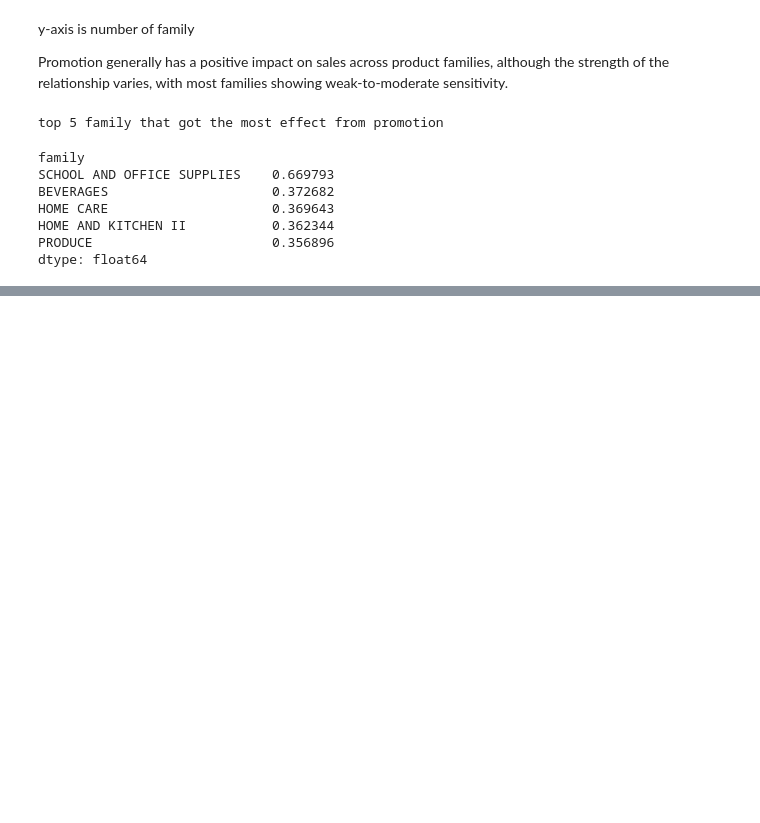
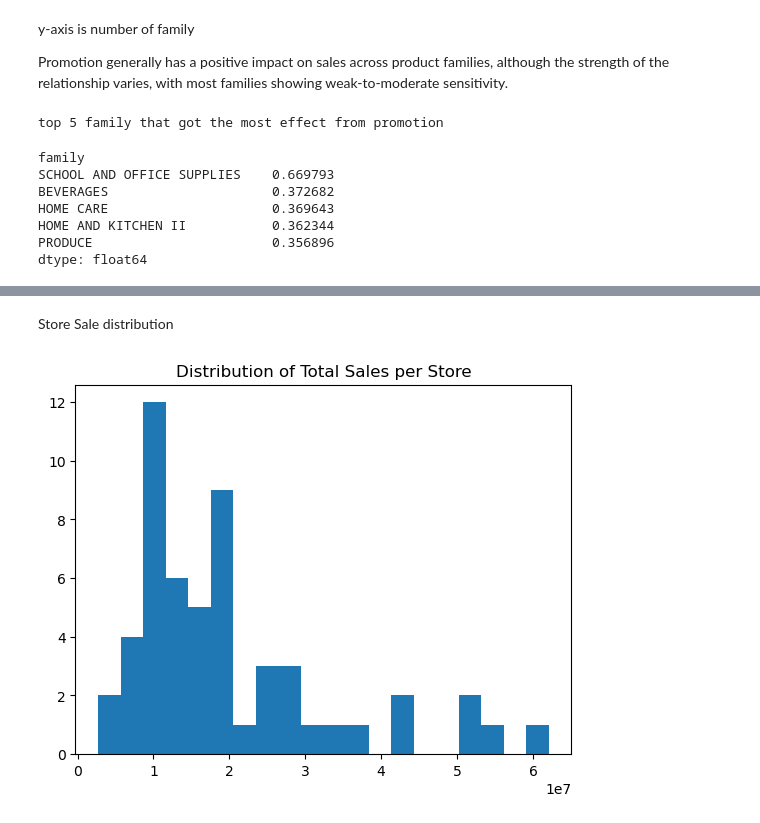
Before and after one commit to tharmpholsri/store-sales-forecasting, a Jupyter notebook: EDA.ipynb, the cells around one changed output, grey strips where cells are left out. Cells and saved outputs as stored; diff of their text form; code cells hidden in the pictures; blank space fills up the shorter version.

Commit message:
EDA: update store level and zero analysis

```diff
--- a/EDA.ipynb
+++ b/EDA.ipynb
@@ -371,0 +374,2 @@ dtype: float64
+# %%
+store_sale = df.groupby('store_nbr')['sales'].sum().sort_values()
@@ -371,0 +400,8 @@ dtype: float64
+# %% [markdown]
+Store Sale distribution
+# %%
+plt.hist(store_sale, bins=20)
+plt.title("Distribution of Total Sales per Store")
+plt.show()
+# %% [output]
+[figure, added]
```
Also changed, not shown: parts of 15 cells of this notebook.
